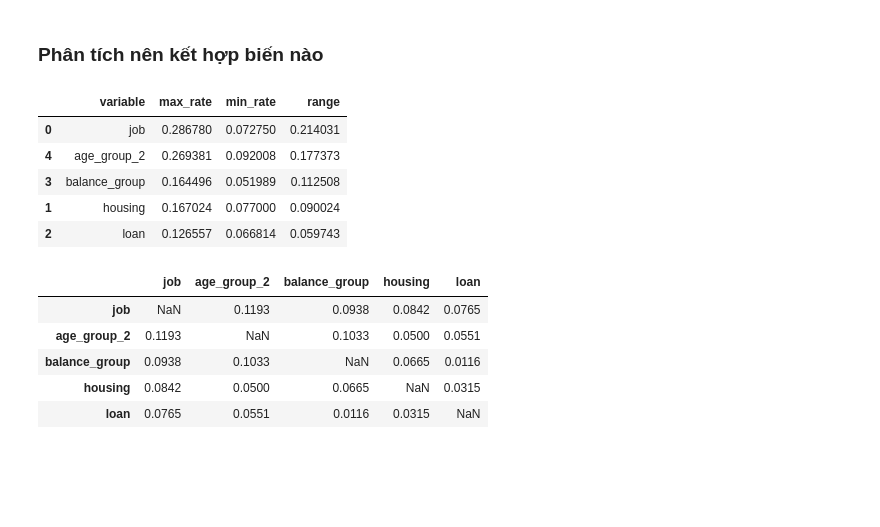
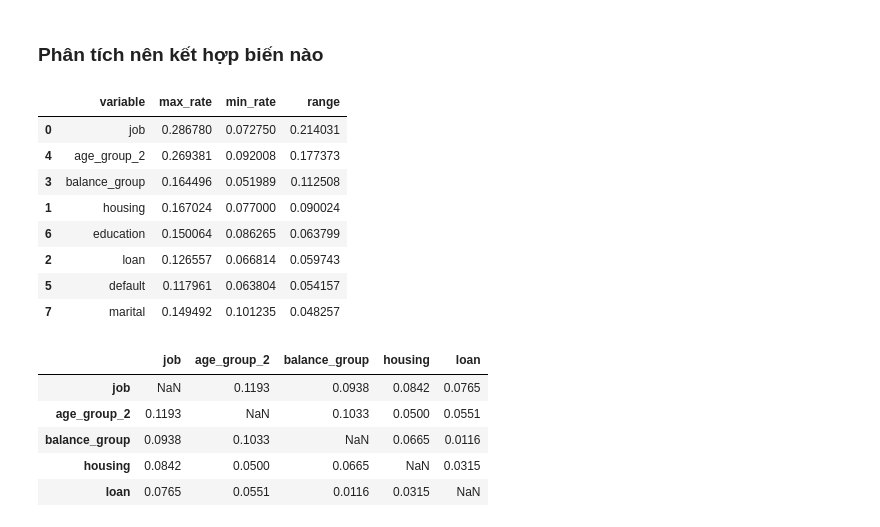
Before and after one commit to NguyenPhanNhatLan/DM, a Jupyter notebook: notebooks/phantichbien.ipynb, the cells around one changed output. Saved outputs shown, nothing was run; the diff lists cells and outputs as text; code cells hidden in the pictures; blank space fills up the shorter version.

```diff
--- a/notebooks/phantichbien.ipynb
+++ b/notebooks/phantichbien.ipynb
@@ -71,7 +59,0 @@ Phân chia tuổi khách hàng theo phương pháp này cho thấy sự **thiên
-# %%
-cus_df['age_group_1'] = pd.cut(cus_df['age'], bins= [0, 18, 25, 45, 65, 120],
-                             labels= ['Formative Years', 'Early Career', 'Mid-Career', 'Pre-Retirement', 'Retirement'],
-                             right= True)
-ag1_count = cus_df.groupby('age_group_1').size()
-ag1_count = pd.DataFrame(ag1_count).reset_index()
-ag1_count
@@ -413,37 +365,43 @@ cat_cols = [
     'housing',
     'loan',
     'balance_group',
-    'age_group_2'
+    'age_group_2',
+    'default',
+    'education',
+    'marital'
 ]
 summary = []
 
 for col in cat_cols:
     pct = pd.crosstab(
         cus_df[col],
         cus_df['target'],
         normalize='index'
     )[1]
 
     summary.append({
         'variable': col,
         'max_rate': pct.max(),
         'min_rate': pct.min(),
         'range': pct.max() - pct.min()
     })
 
 univariate_df = (
     pd.DataFrame(summary)
     .sort_values('range', ascending=False)
 )
 
 univariate_df
 # %% [output]
 |  | variable | max_rate | min_rate | range |
 | 0 | job | 0.286780 | 0.072750 | 0.214031 |
 | 4 | age_group_2 | 0.269381 | 0.092008 | 0.177373 |
 | 3 | balance_group | 0.164496 | 0.051989 | 0.112508 |
 | 1 | housing | 0.167024 | 0.077000 | 0.090024 |
+| 6 | education | 0.150064 | 0.086265 | 0.063799 |
 | 2 | loan | 0.126557 | 0.066814 | 0.059743 |
+| 5 | default | 0.117961 | 0.063804 | 0.054157 |
+| 7 | marital | 0.149492 | 0.101235 | 0.048257 |
 # %%
 def cis_score(var1, var2, df, target='target'):
     """
```
Also changed, not shown: parts of 16 cells of this notebook, 1 other file.
